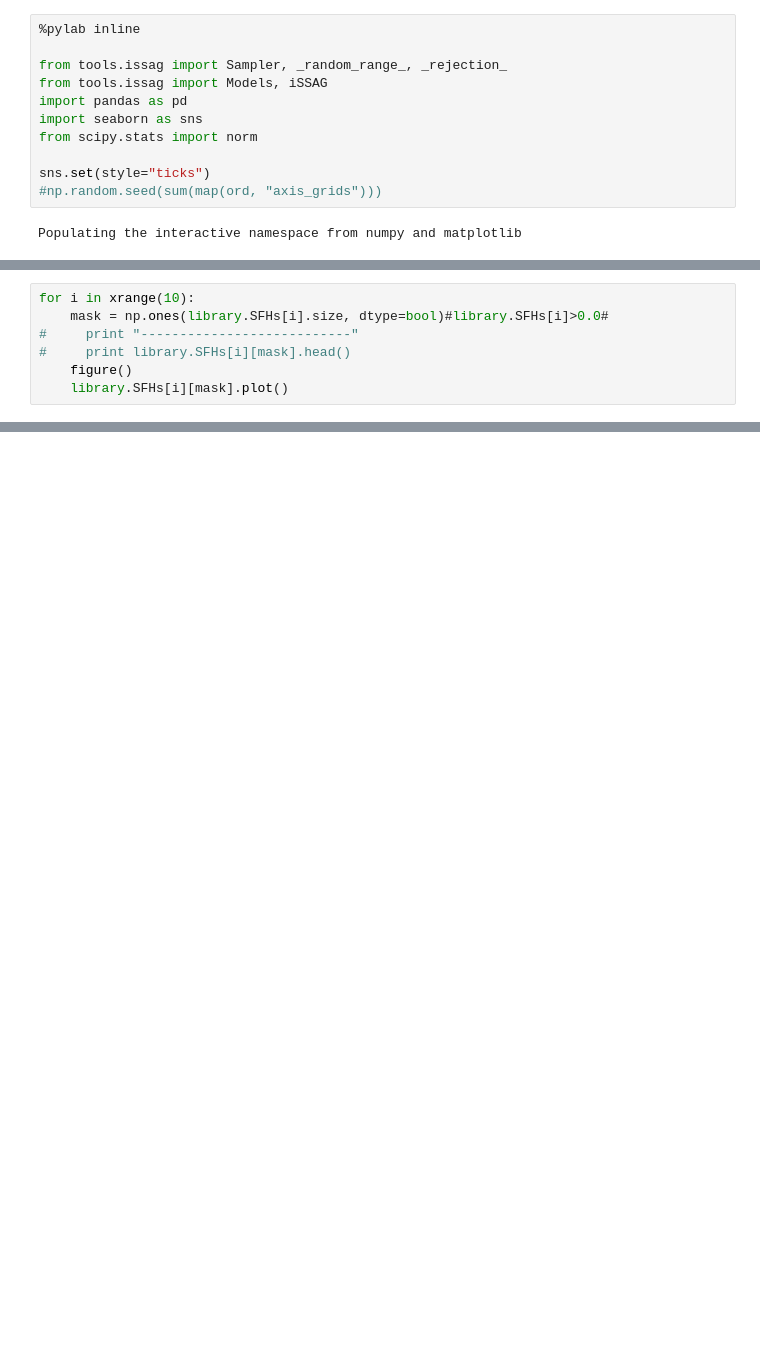
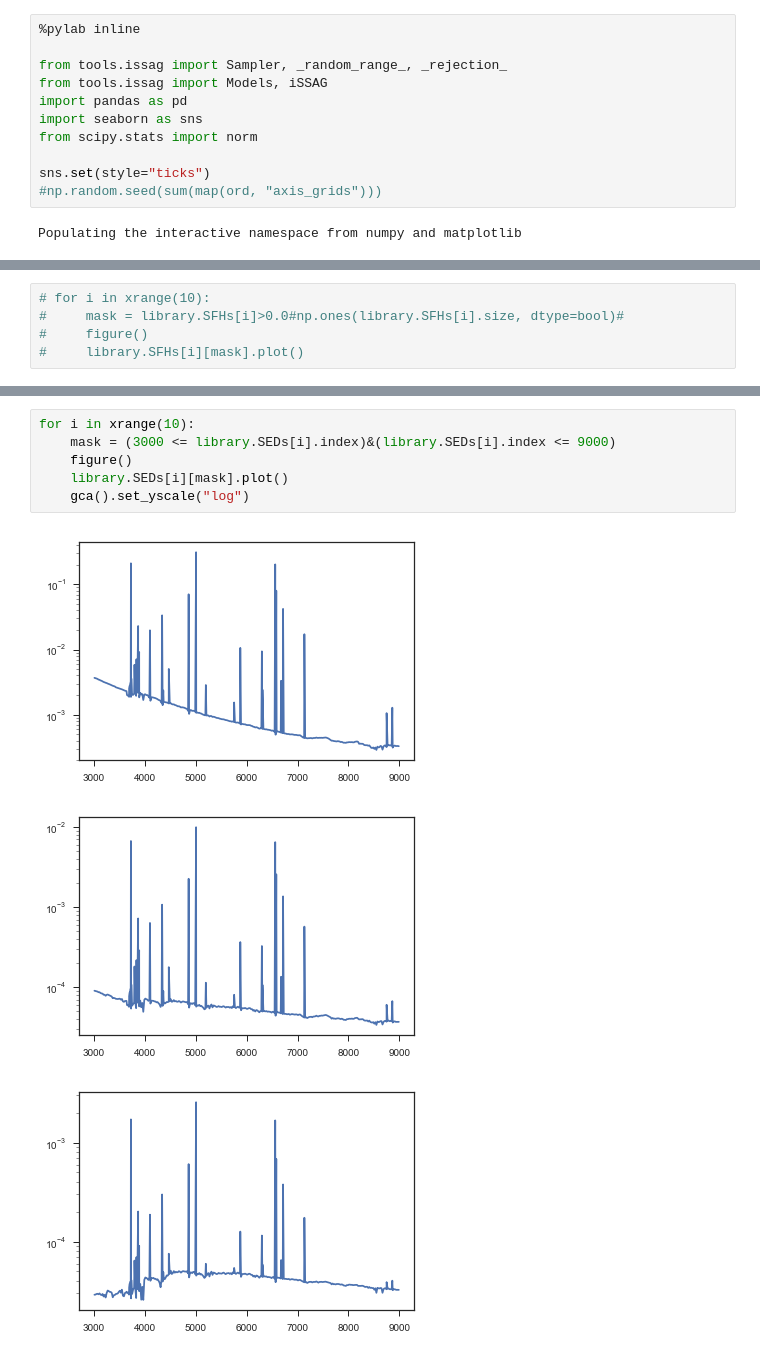
Before and after one commit to ajmejia/photo-ew, a Jupyter notebook: notebooks/testing-issag.ipynb, the cells around one changed output, grey strips where cells are left out. Drawn from its saved outputs; the diff is of its cells as text; blank space fills up the shorter version.

```diff
--- a/notebooks/testing-issag.ipynb
+++ b/notebooks/testing-issag.ipynb
@@ -47,7 +43,5 @@ library.sample.head(n=20)
 # %%
-for i in xrange(10):
-    mask = np.ones(library.SFHs[i].size, dtype=bool)#library.SFHs[i]>0.0#
-#     print "---------------------------"
-#     print library.SFHs[i][mask].head()
-    figure()
-    library.SFHs[i][mask].plot()
+# for i in xrange(10):
+#     mask = library.SFHs[i]>0.0#np.ones(library.SFHs[i].size, dtype=bool)#
+#     figure()
+#     library.SFHs[i][mask].plot()
@@ -64,0 +48,10 @@ for i in xrange(10):
+# %%
+for i in xrange(10):
+    mask = (3000 <= library.SEDs[i].index)&(library.SEDs[i].index <= 9000)
+    figure()
+    library.SEDs[i][mask].plot()
+    gca().set_yscale("log")
+# %% [output]
+[figure, added]
+[figure, added]
+[figure, added]
```
Also changed, not shown: parts of 5 cells of this notebook.
